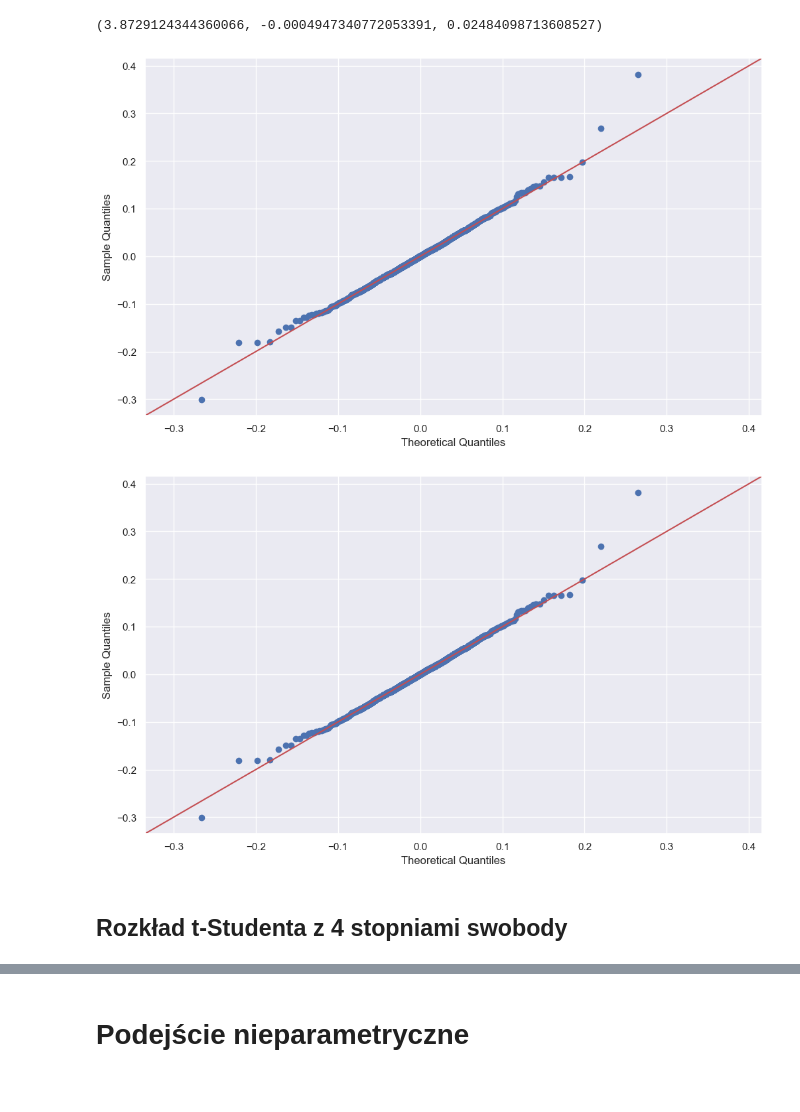
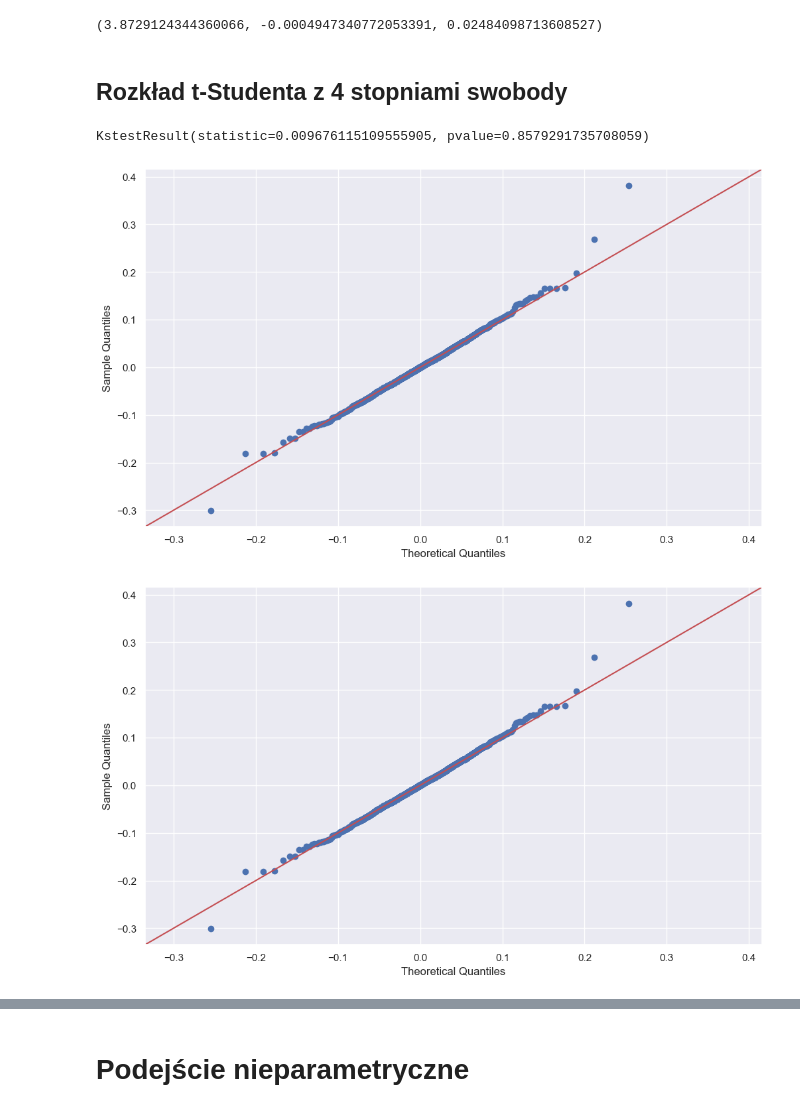
Before and after one commit to mjacobik/ORLEN-risk-management, a Jupyter notebook: Projekt 2 - analiza jednowymiarowa.ipynb, the cells around one changed output, grey strips where cells are left out. Cells and saved outputs as stored; diff of their text form; code cells hidden in the pictures.

```diff
--- a/Projekt 2 - analiza jednowymiarowa.ipynb
+++ b/Projekt 2 - analiza jednowymiarowa.ipynb
@@ -224,14 +221,18 @@ KstestResult(statistic=0.009431514088623527, pvalue=0.877834695973416)
 d_f, loc, sc
 # %% [output]
 (3.8729124344360066, -0.0004947340772053391, 0.02484098713608527)
-# %%
-import statsmodels.api as sm
-sm.qqplot(df.przyrosty_log_gaz, dist=st.t(d_f, loc, sc), line='45')
-# %% [output]
-[figure, removed]
-[figure, removed]
 # %% [markdown]
 ## Rozkład t-Studenta z 4 stopniami swobody
+# %%
+kstest(df.przyrosty_log_gaz, st.t(4, loc, sc).cdf)
+# %% [output]
+KstestResult(statistic=0.009676115109555905, pvalue=0.8579291735708059)
+# %%
+import statsmodels.api as sm
+sm.qqplot(df.przyrosty_log_gaz, dist=st.t(4, loc, sc), line='45')
+# %% [output]
+[figure, added]
+[figure, added]
 # %%
 # dystrybuanta teoretyczna
 x = np.linspace(-0.1, 0.1, 1000)
```
Also changed, not shown: parts of 35 cells of this notebook.
